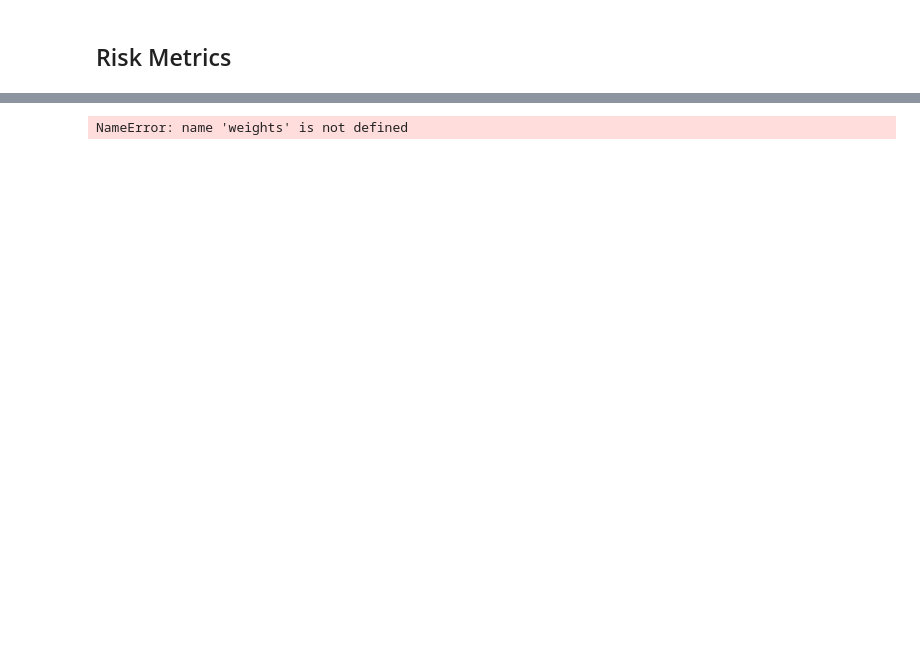
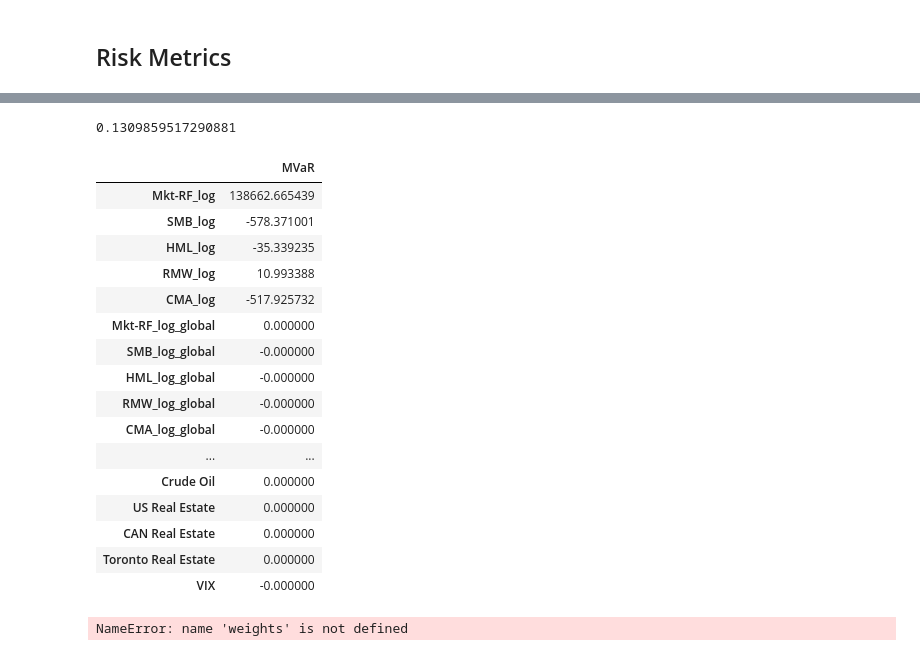
Before and after one commit to CherryADA/RoboAdvisor, a Jupyter notebook: Portfolio_demo.ipynb, the cells around one changed output, grey strips where cells are left out. Cells and saved outputs as stored; diff of their text form; code cells hidden in the pictures; blank space fills up the shorter version.

```diff
--- a/Portfolio_demo.ipynb
+++ b/Portfolio_demo.ipynb
@@ -170,0 +159,17 @@ calculate_drawdown(test_admin, start_date, today_date)
+# %%
+start_dates=['2019-03-01', '2018-06-01', "2014-04-01"]
+risk_metrics_table = pd.DataFrame()
+for start_date in start_dates:
+    risks = []
+    risks.append(MeanReturn(test_admin_norebal.portfolio,start_date,today_date))
+    risks.append(SimpleReturn(test_admin_norebal.portfolio,start_date,today_date))
+    risks.append(TimeWeightedReturn(test_admin_norebal.portfolio,test_admin_norebal.cash_transacs,start_date,today_date))
+    #print(TimeWeightedReturn(benchmark.portfolio,benchmark.cash_transacs,start_date,today_date))
+    risks.append(MoneyWeightedReturn(test_admin_norebal.portfolio,test_admin_norebal.cash_transacs,start_date,today_date))
+    risks.append(Volatility(test_admin_norebal.portfolio,start_date,today_date))
+    risks.append(SharpeRatio(test_admin_norebal.portfolio,start_date,today_date, universe.get_security("rf_rate_cad")))
+    risks.append(calculate_drawdown(test_admin_norebal, start_date, today_date))
+    risk_metrics_table[start_date] = pd.Series(risks, index=["Mean Return", "Simple Return", "Time W. Return",
+                                                             "Money W. Return","Vol", "Sharpe Ratio", "Max Drawdown"])
+risk_metrics_table.to_clipboard()
+risk_metrics_table
@@ -170,0 +185,19 @@ calculate_drawdown(test_admin, start_date, today_date)
+# %%
+#### w/o rebalancing w/o cash
+
+start_dates=['2019-03-01', '2018-06-01', "2014-04-01"]
+risk_metrics_table = pd.DataFrame()
+for start_date in start_dates:
+    risks = []
+    risks.append(MeanReturn(test_admin_norebal_nocash.portfolio,start_date,today_date))
+    risks.append(SimpleReturn(test_admin_norebal_nocash.portfolio,start_date,today_date))
+    risks.append(TimeWeightedReturn(test_admin_norebal_nocash.portfolio,test_admin_norebal_nocash.cash_transacs,start_date,today_date))
+    #print(TimeWeightedReturn(benchmark.portfolio,benchmark.cash_transacs,start_date,today_date))
+    risks.append(MoneyWeightedReturn(test_admin_norebal_nocash.portfolio,test_admin_norebal_nocash.cash_transacs,start_date,today_date))
+    risks.append(Volatility(test_admin_norebal_nocash.portfolio,start_date,today_date))
+    risks.append(SharpeRatio(test_admin_norebal_nocash.portfolio,start_date,today_date, universe.get_security("rf_rate_cad")))
+    risks.append(calculate_drawdown(test_admin_norebal_nocash, start_date, today_date))
+    risk_metrics_table[start_date] = pd.Series(risks, index=["Mean Return", "Simple Return", "Time W. Return",
+                                                             "Money W. Return","Vol", "Sharpe Ratio", "Max Drawdown"])
+risk_metrics_table.to_clipboard()
+risk_metrics_table
@@ -245,3 +284,26 @@ Name: Portfolio, dtype: float64
+# %%
+# from Admin import MarginalVaRs
+Mar_vars=MarginalVaRs(test_admin,start_date,today_date, True)
+Mar_vars
+# %% [output]
+0.1309859517290881
+|  | MVaR |
+| Mkt-RF_log | 138662.665439 |
+| SMB_log | -578.371001 |
+| HML_log | -35.339235 |
+| RMW_log | 10.993388 |
+| CMA_log | -517.925732 |
+| Mkt-RF_log_global | 0.000000 |
+| SMB_log_global | -0.000000 |
+| HML_log_global | -0.000000 |
+| RMW_log_global | -0.000000 |
+| CMA_log_global | -0.000000 |
+| ... | ... |
+| Crude Oil | 0.000000 |
+| US Real Estate | 0.000000 |
+| CAN Real Estate | 0.000000 |
+| Toronto Real Estate | 0.000000 |
+| VIX | -0.000000 |
 # %%
 from HelperFunctions import fill_missing_data_business
 factor_tickers = universe._riskFactors.keys()
```
Also changed, not shown: parts of 30 cells of this notebook, 7 other files.
